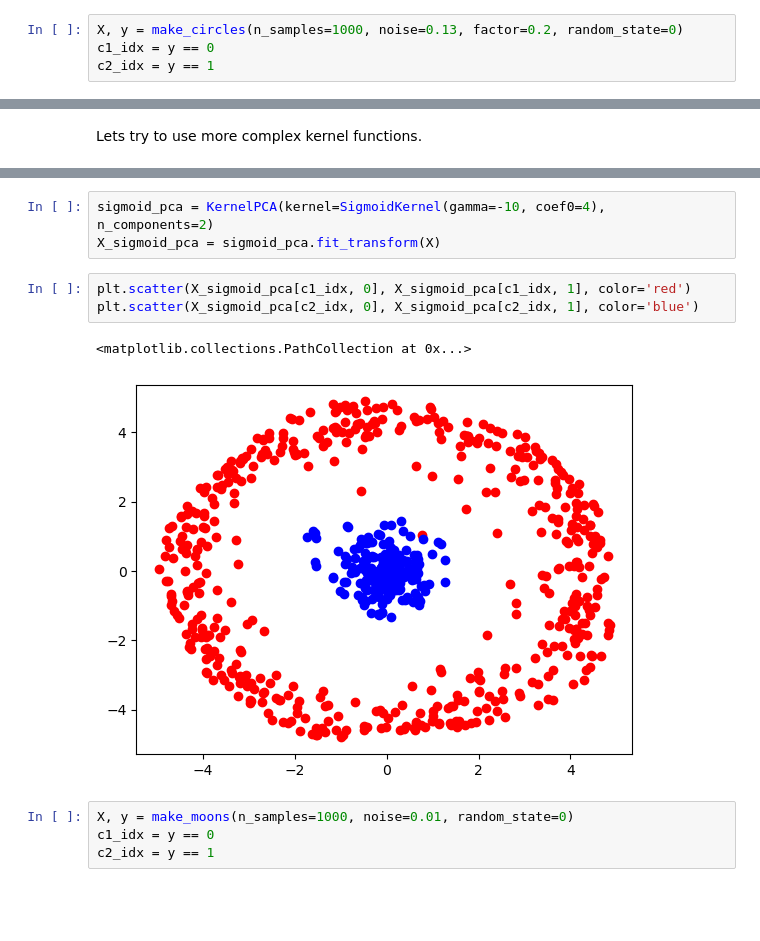
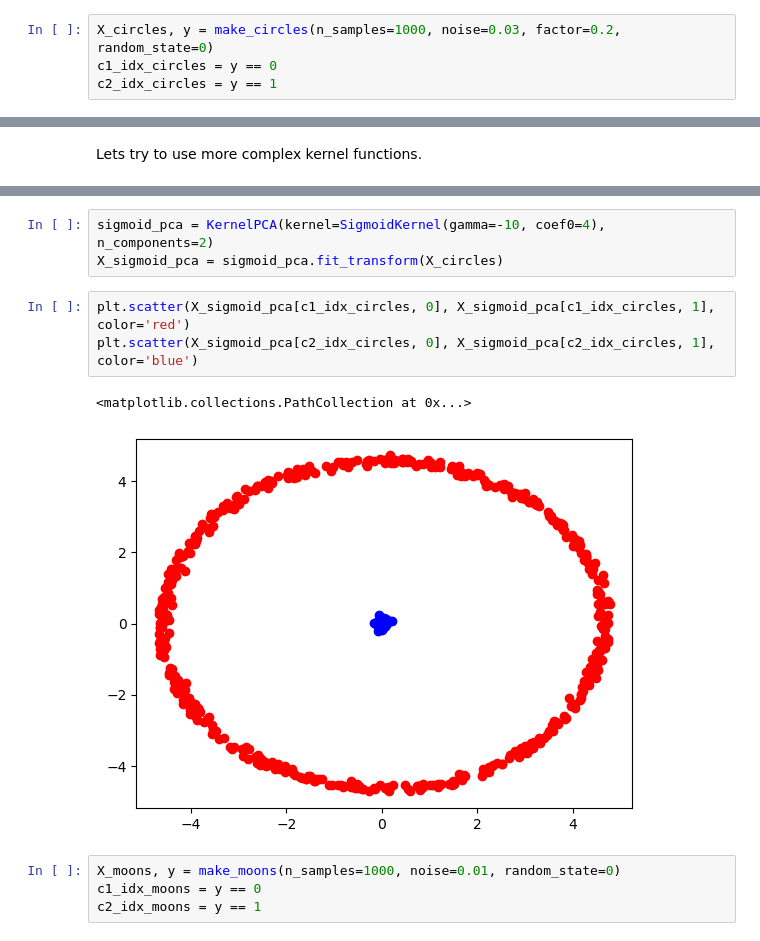
Before and after one commit to Nekson228/ETU2024_AISeminar_DataCompression, a Jupyter notebook: notebooks/kernel_pca/synthetic_demo.ipynb, the cells around one changed output, grey strips where cells are left out. Drawn from its saved outputs; the diff is of its cells as text; blank space fills up the shorter version.

```diff
--- a/notebooks/kernel_pca/synthetic_demo.ipynb
+++ b/notebooks/kernel_pca/synthetic_demo.ipynb
@@ -8,7 +8,7 @@ import matplotlib.pyplot as plt
 
 from sklearn.datasets import make_moons, make_circles
 # %%
-X, y = make_circles(n_samples=1000, noise=0.13, factor=0.2, random_state=0)
-c1_idx = y == 0
-c2_idx = y == 1
+X_circles, y = make_circles(n_samples=1000, noise=0.03, factor=0.2, random_state=0)
+c1_idx_circles = y == 0
+c2_idx_circles = y == 1
 # %%
@@ -95,14 +95,14 @@ plt.scatter(X_poly_pca[c2_idx, 0], X_poly_pca[c2_idx, 1], color='blue')
 # %%
 sigmoid_pca = KernelPCA(kernel=SigmoidKernel(gamma=-10, coef0=4), n_components=2)
-X_sigmoid_pca = sigmoid_pca.fit_transform(X)
+X_sigmoid_pca = sigmoid_pca.fit_transform(X_circles)
 # %%
-plt.scatter(X_sigmoid_pca[c1_idx, 0], X_sigmoid_pca[c1_idx, 1], color='red')
-plt.scatter(X_sigmoid_pca[c2_idx, 0], X_sigmoid_pca[c2_idx, 1], color='blue')
+plt.scatter(X_sigmoid_pca[c1_idx_circles, 0], X_sigmoid_pca[c1_idx_circles, 1], color='red')
+plt.scatter(X_sigmoid_pca[c2_idx_circles, 0], X_sigmoid_pca[c2_idx_circles, 1], color='blue')
 # %% [output]
 <matplotlib.collections.PathCollection at 0x...>
-[figure, old version]
+[figure, new version]
 # %%
-X, y = make_moons(n_samples=1000, noise=0.01, random_state=0)
-c1_idx = y == 0
-c2_idx = y == 1
+X_moons, y = make_moons(n_samples=1000, noise=0.01, random_state=0)
+c1_idx_moons = y == 0
+c2_idx_moons = y == 1
 # %%
```
Also changed, not shown: parts of 16 cells of this notebook, 3 other files.
